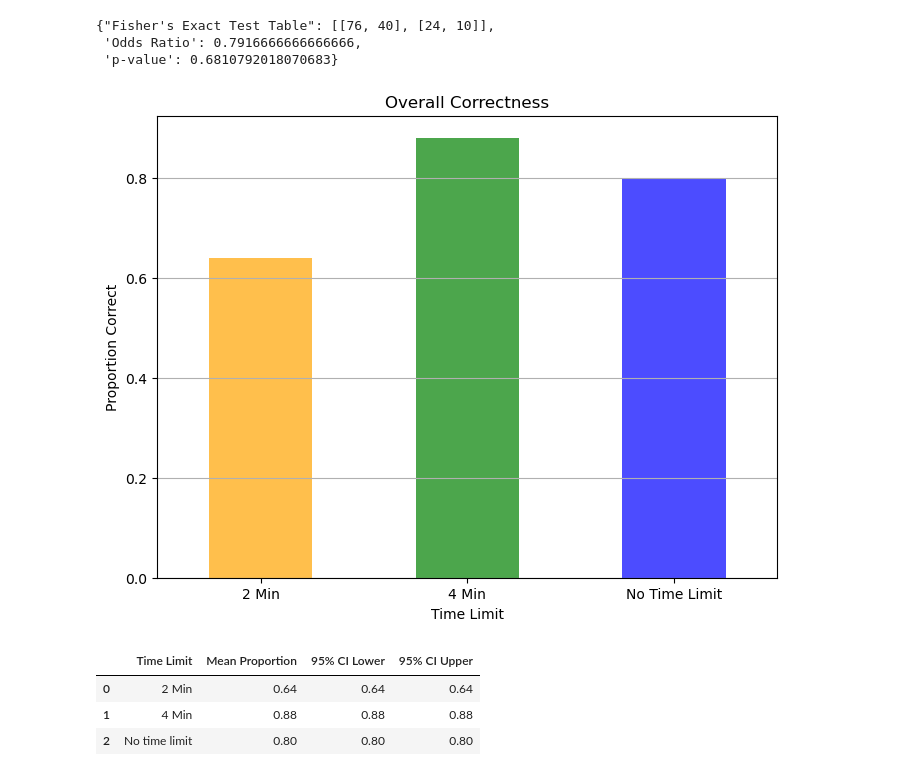
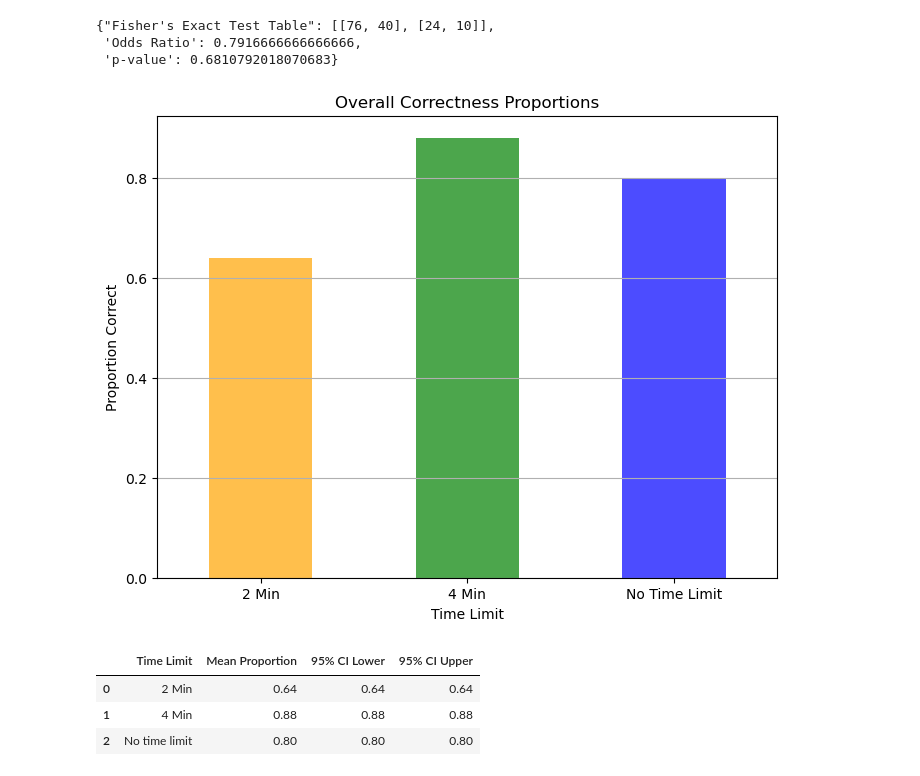
Before and after one commit to ClairNorah/ExperimentInCognitiveScience, a Jupyter notebook: analysis.ipynb, the cells around one changed output. Cells and saved outputs as stored; diff of their text form; code cells hidden in the pictures.

```diff
--- a/analysis.ipynb
+++ b/analysis.ipynb
@@ -314,20 +357,20 @@ fisher_results_corrected
 # %%
 # Overall correctness proportions for 2 Min, 4 Min, and No Time Limit
 overall_correctness_detailed = pd.concat(
     [data.groupby("Time limit for each question")[data.columns[1]].mean() for data in boxplot_question_data.values()],
     axis=1,
 ).mean(axis=1)
 
 # Barplot for overall correctness
 overall_correctness_detailed.plot(kind="bar", figsize=(8, 6), color=["orange", "green", "blue"], alpha=0.7)
-plt.title("Overall Correctness")
+plt.title("Overall Correctness Proportions")
 plt.ylabel("Proportion Correct")
 plt.xlabel("Time Limit")
 plt.xticks([0, 1, 2], ["2 Min", "4 Min", "No Time Limit"], rotation=0)
 plt.grid(axis="y")
 plt.show()
 # %% [output]
-[figure, old version]
+[figure, new version]
 # %%
 import numpy as np
 
```
Also changed, not shown: parts of 3 cells of this notebook, 1 other file.
